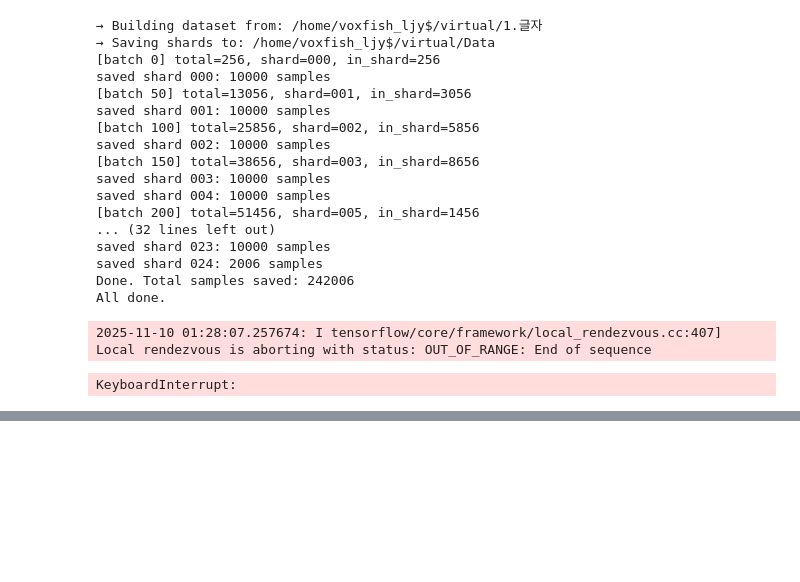
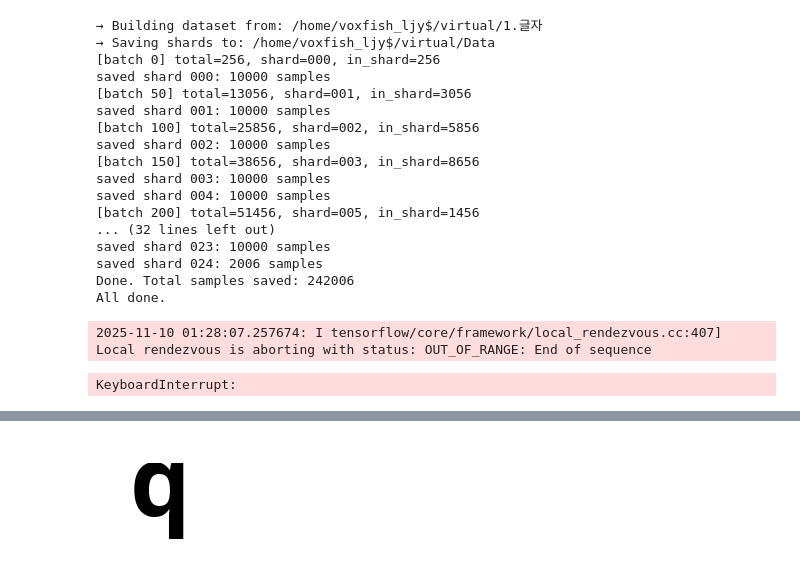
Before and after one commit to stayup24h/Hangul-to-Unicode-Obfuscation-Project, a Jupyter notebook: working/MobileNetV2.ipynb, the cells around one changed output, grey strips where cells are left out. Saved outputs shown, nothing was run; the diff lists cells and outputs as text; code cells hidden in the pictures; blank space fills up the shorter version.

```diff
--- a/working/MobileNetV2.ipynb
+++ b/working/MobileNetV2.ipynb
@@ -843,0 +994,82 @@ predict_hangul(test_img)
+# %%
+import os, glob, random
+import numpy as np
+import tensorflow as tf
+from IPython.display import Image, display
+
+# ===== 경로 설정(필요에 맞게 수정) =====
+TENSOR_DIR = r"/home/voxfish_ljy$/virtual/Unicodes"   # unicode_tensors_*.npy 있는 폴더
+RESULT_DIR = r"/home/voxfish_ljy$/virtual/Unicodes"   # unicode_results_*.npy 있는 폴더
+
+# 68차원 벡터를 초/중/종성으로 해석하고 싶을 때만 사용 (선택)
+L_SLICE = slice(0, 19)
+V_SLICE = slice(19, 40)
+T_SLICE = slice(40, 68)
+
+CHOS = ["ㄱ","ㄲ","ㄴ","ㄷ","ㄸ","ㄹ","ㅁ","ㅂ","ㅃ","ㅅ","ㅆ","ㅇ","ㅈ","ㅉ","ㅊ","ㅋ","ㅌ","ㅍ","ㅎ"]
+JUNS = ["ㅏ","ㅐ","ㅑ","ㅒ","ㅓ","ㅔ","ㅕ","ㅖ","ㅗ","ㅘ","ㅙ","ㅚ","ㅛ","ㅜ","ㅝ","ㅞ","ㅟ","ㅠ","ㅡ","ㅢ","ㅣ"]
+JONGS = ["","ㄱ","ㄲ","ㄳ","ㄴ","ㄵ","ㄶ","ㄷ","ㄹ","ㄺ","ㄻ","ㄼ","ㄽ","ㄾ","ㄿ","ㅀ","ㅁ","ㅂ","ㅄ","ㅅ","ㅆ","ㅇ","ㅈ","ㅊ","ㅋ","ㅌ","ㅍ","ㅎ"]
+
+def decode_LVT(vec):
+    """68차원 벡터를 (초성, 중성, 종성) 문자로 대략 해석 (선택 기능)"""
+    l_idx = np.argmax(vec[L_SLICE])
+    v_idx = np.argmax(vec[V_SLICE])
+    t_idx = np.argmax(vec[T_SLICE])
+    return CHOS[l_idx], JUNS[v_idx], JONGS[t_idx]
+
+
+def show_png_from_tensor(x):
+    """
+    (H,W) 또는 (H,W,1) 텐서를 Jupyter에 이미지로 표시
+    x: numpy array, 값 범위가 0/1 또는 0~255라고 가정
+    """
+    arr = x
+    if arr.ndim == 2:
+        arr = arr[..., None]      # (H,W,1)로
+    # 값 스케일 맞춰서 uint8로
+    if arr.max() <= 1.0:
+        arr = (arr * 255).astype(np.uint8)
+    else:
+        arr = arr.astype(np.uint8)
+    png_bytes = tf.io.encode_png(tf.constant(arr)).numpy()
+    display(Image(data=png_bytes))
+
+
+def check_random_pair(tensor_dir=TENSOR_DIR, result_dir=RESULT_DIR):
+    # 1) 파일 목록 수집
+    tensor_files = sorted(glob.glob(os.path.join(tensor_dir, "unicode_tensors_*.npy"))) or sorted(glob.glob(os.path.join(tensor_dir, "combined_unicode_tensors_*.npy")))
+    result_files = sorted(glob.glob(os.path.join(result_dir, "unicode_results_*.npy"))) or sorted(glob.glob(os.path.join(tensor_dir, "combined_unicode_results_*.npy")))
+
+    assert len(tensor_files) > 0, "unicode_tensors_*.npy 파일이 없습니다."
+    assert len(tensor_files) == len(result_files), "tensors와 results 샤드 개수가 다릅니다."
+
+    # 2) 랜덤 샤드 선택
+    shard_idx = random.randint(0, len(tensor_files) - 1)
+    X = np.load(tensor_files[shard_idx], mmap_mode="r")   # (N,128,128,1) 또는 (N,128,128)
+    R = np.load(result_files[shard_idx], mmap_mode="r")   # (N,68)
+
+    assert X.shape[0] == R.shape[0], f"샤드 {shard_idx}의 샘플 수가 다릅니다: X={X.shape[0]}, R={R.shape[0]}"
+
+    # 3) 랜덤 인덱스 선택
+    i = random.randint(0, X.shape[0] - 1)
+    x = X[i]
+    vec = R[i]
+
+    # 4) 입력 이미지 표시
+    print(f"[Shard {shard_idx}, Index {i}]")
+    print("입력 이미지:")
+    show_png_from_tensor(x)
+
+    # 선택: 초/중/종성으로 해석해서 보기 (vec이 그런 구조라면)
+    try:
+        l, v, t = decode_LVT(vec)
+        print(f"\n예측된 초성/중성/종성 (argmax 기준): {l}{v}{t}")
+    except Exception as e:
+        print("\ndecode_LVT에서 오류 발생 (벡터 구조가 다를 수 있음):", e)
+
+    return x, vec
+
+
+# 실행 예시 (몇 번 돌려보면서 확인)
+_ = check_random_pair()
+# %% [output]
@@ -843,0 +1078 @@ predict_hangul(test_img)
+[figure, added]
```
Also changed, not shown: parts of 5 cells of this notebook.
